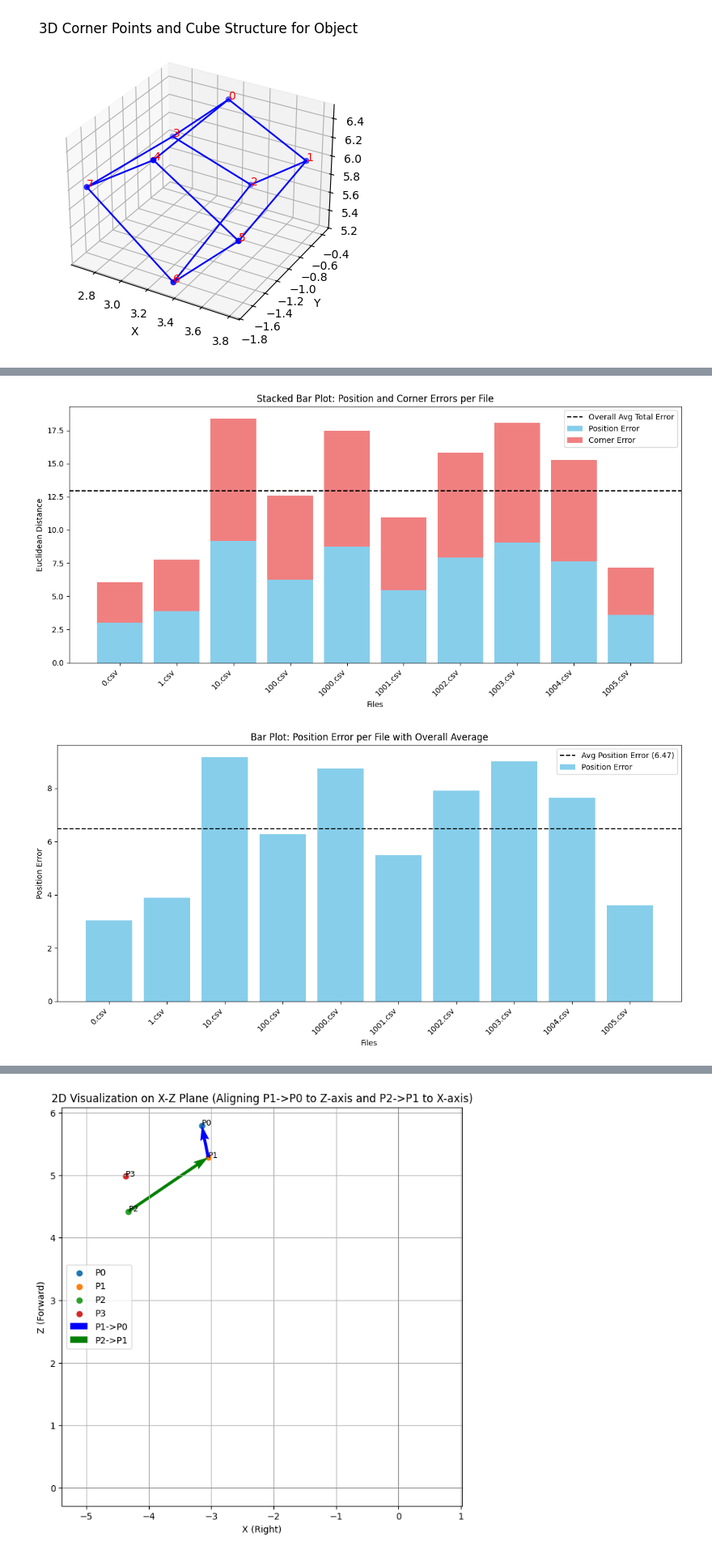
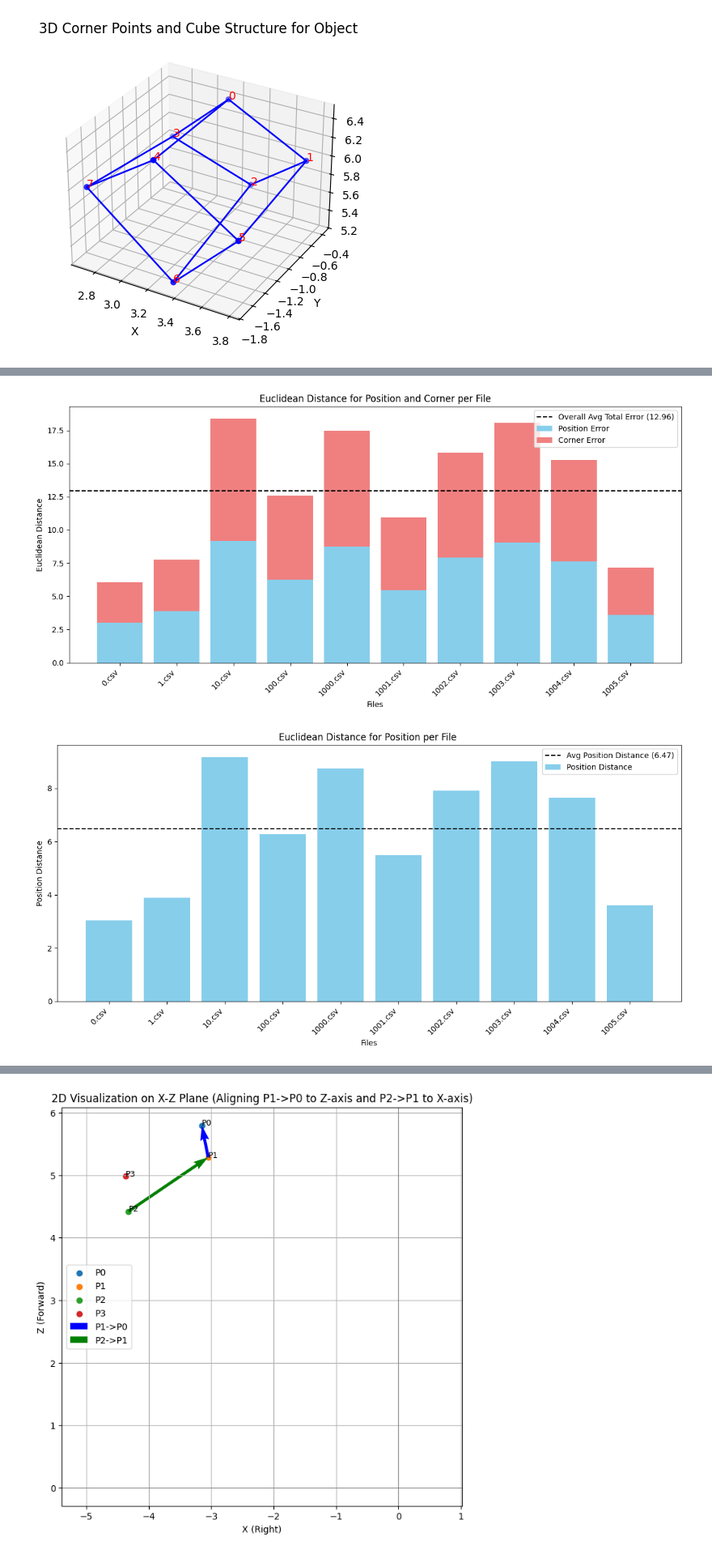
Before and after one commit to sarpermelikertekin/mt-3d-environments-from-video, a Jupyter notebook: lifting_models/sye.ipynb, the cells around one changed output, grey strips where cells are left out. Shown at 81% size. Cells and saved outputs as stored; diff of their text form; code cells hidden in the pictures.

```diff
--- a/lifting_models/sye.ipynb
+++ b/lifting_models/sye.ipynb
@@ -600,53 +623,53 @@ def generate_3d_distance_plots(results):
     plt.figure(figsize=(12, 6))
     plt.bar(x, position_distances, label="Position Error", color="skyblue")
     plt.bar(x, corner_distances, bottom=position_distances, label="Corner Error", color="lightcoral")
-    plt.axhline(overall_avg_position + overall_avg_corner, color="black", linestyle="--", label="Overall Avg Total Error")
+    plt.axhline(overall_avg_position + overall_avg_corner, color="black", linestyle="--", label=f"Overall Avg Total Error ({overall_avg_position + overall_avg_corner:.2f})")
     plt.xticks(x, file_names, rotation=45, ha="right")
     plt.xlabel("Files")
     plt.ylabel("Euclidean Distance")
-    plt.title("Stacked Bar Plot: Position and Corner Errors per File")
+    plt.title("Euclidean Distance for Position and Corner per File")
     plt.legend()
     plt.tight_layout()
     plt.show()
 
-    # Individual Plot: Position Error with Average Line
+    # Individual Plot: Position Distance with Average Line
     plt.figure(figsize=(12, 6))
-    plt.bar(x, position_distances, color="skyblue", label="Position Error")
-    plt.axhline(overall_avg_position, color="black", linestyle="--", label=f"Avg Position Error ({overall_avg_position:.2f})")
+    plt.bar(x, position_distances, color="skyblue", label="Position Distance")
+    plt.axhline(overall_avg_position, color="black", linestyle="--", label=f"Avg Position Distance ({overall_avg_position:.2f})")
     plt.xticks(x, file_names, rotation=45, ha="right")
     plt.xlabel("Files")
-    plt.ylabel("Position Error")
-    plt.title("Bar Plot: Position Error per File with Overall Average")
+    plt.ylabel("Position Distance")
+    plt.title("Euclidean Distance for Position per File ")
     plt.legend()
     plt.tight_layout()
     plt.show()
 
-    # Individual Plot: Corner Error with Average Line
+    # Individual Plot: Corner Distance with Average Line
     plt.figure(figsize=(12, 6))
-    plt.bar(x, corner_distances, color="lightcoral", label="Corner Error")
-    plt.axhline(overall_avg_corner, color="black", linestyle="--", label=f"Avg Corner Error ({overall_avg_corner:.2f})")
+    plt.bar(x, corner_distances, color="lightcoral", label="Corner Distance")
+    plt.axhline(overall_avg_corner, color="black", linestyle="--", label=f"Avg Corner Distance ({overall_avg_corner:.2f})")
     plt.xticks(x, file_names, rotation=45, ha="right")
     plt.xlabel("Files")
-    plt.ylabel("Corner Error")
-    plt.title("Bar Plot: Corner Error per File with Overall Average")
+    plt.ylabel("Avarage Corner Distance")
+    plt.title("Avarage Corner Distance per File")
     plt.legend()
     plt.tight_layout()
     plt.show()
 
     # Individual Plot: Rotation Y Difference with Average Line
     plt.figure(figsize=(12, 6))
     plt.bar(x, rotation_y_differences, color="lightgreen", label="Rotation Y Difference")
     plt.axhline(overall_avg_rotation_y, color="black", linestyle="--", label=f"Avg Rotation Y Difference ({overall_avg_rotation_y:.2f})")
     plt.xticks(x, file_names, rotation=45, ha="right")
     plt.xlabel("Files")
     plt.ylabel("Rotation Y Difference")
-    plt.title("Bar Plot: Rotation Y Difference per File with Overall Average")
+    plt.title("Rotation Y Difference per File")
     plt.legend()
     plt.tight_layout()
     plt.show()
 
 # Generate the plots
 generate_3d_distance_plots(results)
 # %% [output]
-[figure, old version]
+[figure, new version]
-[figure, old version]
+[figure, new version]
```
Also changed, not shown: parts of 12 cells of this notebook.
